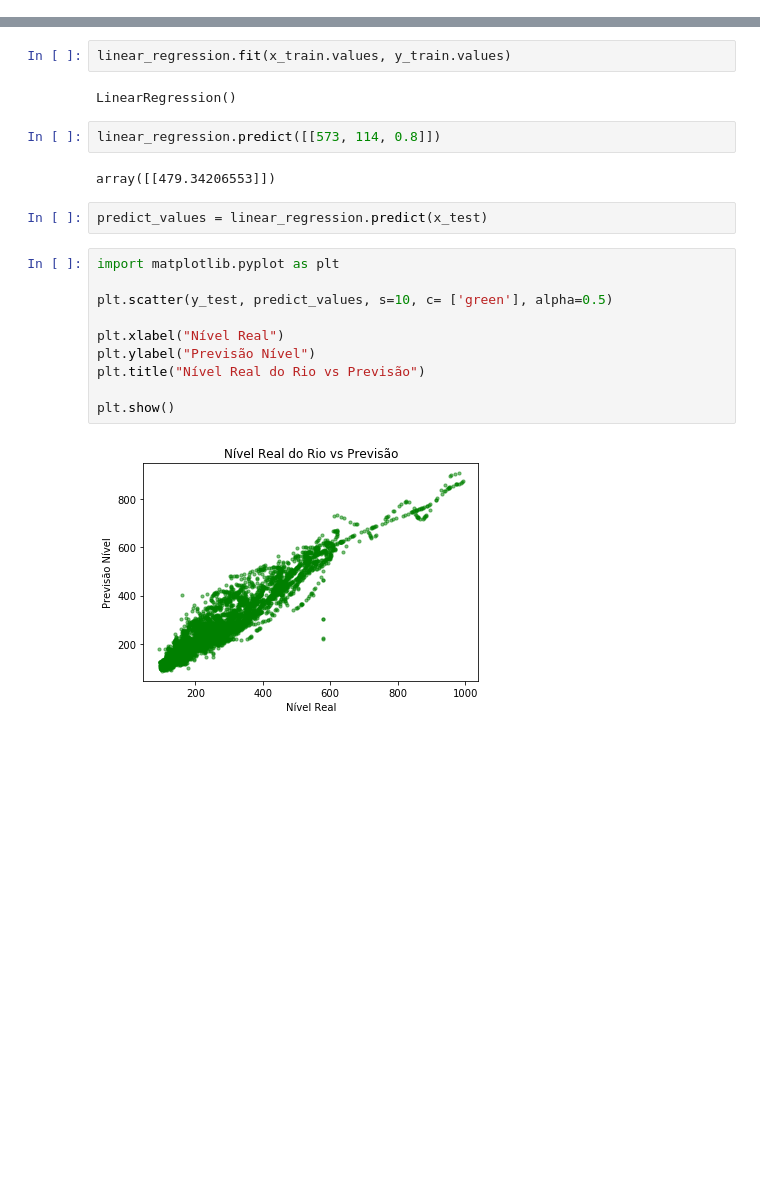
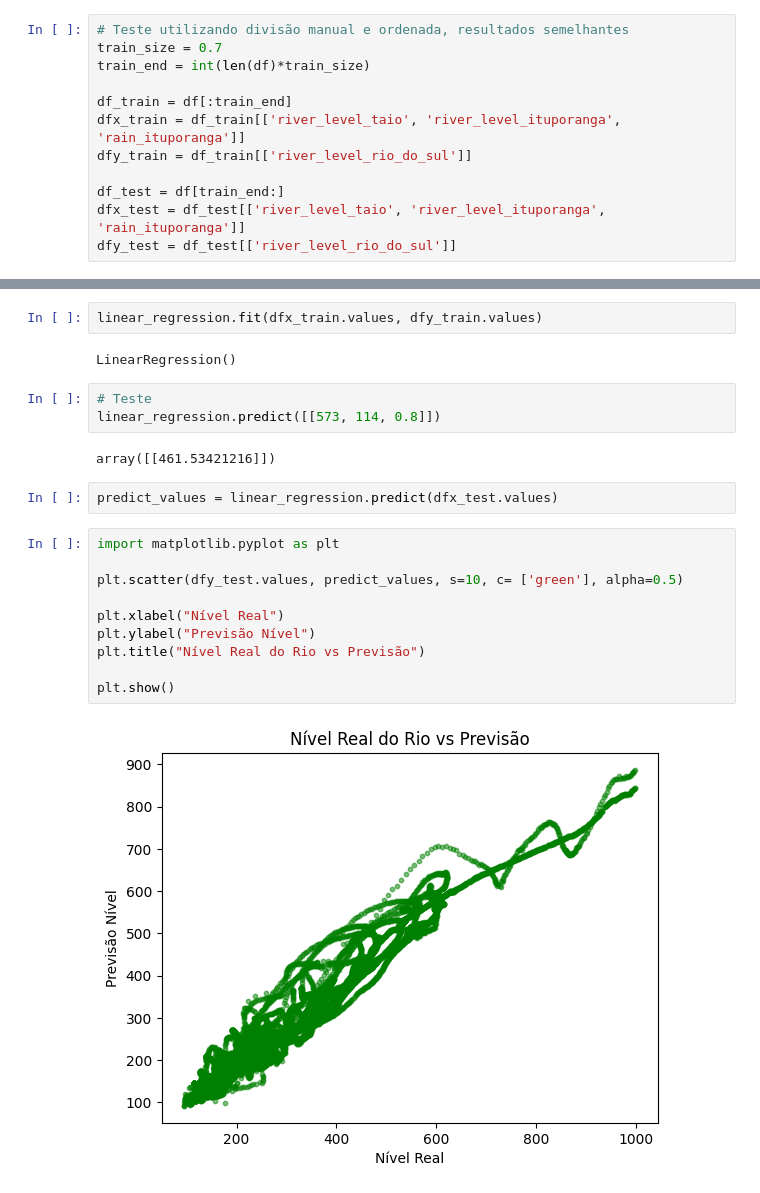
Before and after one commit to FelipeGXavier/ml, a Jupyter notebook: linear-regression/river-predict/analise_chuva_regressao.ipynb, the cells around one changed output, grey strips where cells are left out. Drawn from its saved outputs; the diff is of its cells as text; blank space fills up the shorter version.

Commit message:
Test split dataset manually, add metrics and exploratory analysis

```diff
--- a/linear-regression/river-predict/analise_chuva_regressao.ipynb
+++ b/linear-regression/river-predict/analise_chuva_regressao.ipynb
@@ -107,27 +136,40 @@ print(y_test.shape)
+# %%
+# Teste utilizando divisão manual e ordenada, resultados semelhantes
+train_size = 0.7
+train_end = int(len(df)*train_size)
+
+df_train = df[:train_end]
+dfx_train = df_train[['river_level_taio', 'river_level_ituporanga', 'rain_ituporanga']]
+dfy_train = df_train[['river_level_rio_do_sul']]
+
+df_test = df[train_end:]
+dfx_test = df_test[['river_level_taio', 'river_level_ituporanga', 'rain_ituporanga']]
+dfy_test = df_test[['river_level_rio_do_sul']]
 # %%
 linear_regression = LinearRegression()
 # %%
-linear_regression.fit(x_train.values, y_train.values)
+linear_regression.fit(dfx_train.values, dfy_train.values)
 # %% [output]
 LinearRegression()
 # %%
+# Teste
 linear_regression.predict([[573, 114, 0.8]])
 # %% [output]
-array([[479.34206553]])
+array([[461.53421216]])
 # %%
-predict_values = linear_regression.predict(x_test)
+predict_values = linear_regression.predict(dfx_test.values)
 # %%
 import matplotlib.pyplot as plt
 
-plt.scatter(y_test, predict_values, s=10, c= ['green'], alpha=0.5)
+plt.scatter(dfy_test.values, predict_values, s=10, c= ['green'], alpha=0.5)
 
 plt.xlabel("Nível Real")
 plt.ylabel("Previsão Nível")
 plt.title("Nível Real do Rio vs Previsão")
 
 plt.show()
 # %% [output]
-[figure, old version]
+[figure, new version]
 # %%
 from sklearn.metrics import r2_score
 
```
Also changed, not shown: parts of 15 cells of this notebook.
